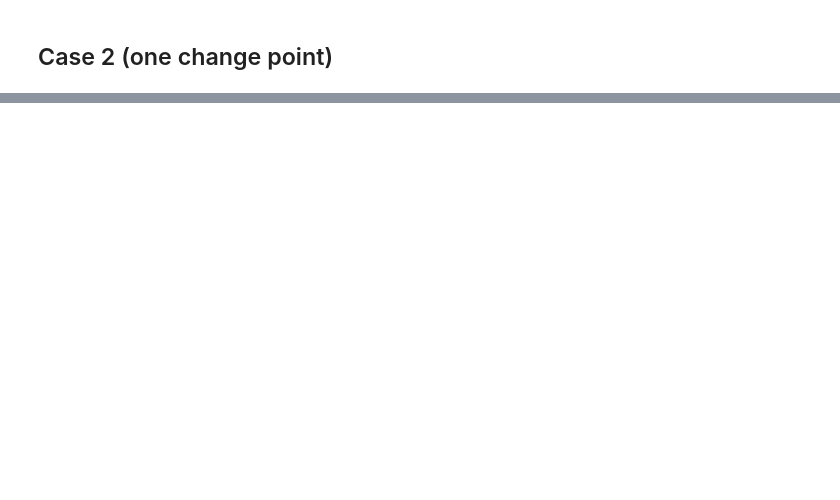
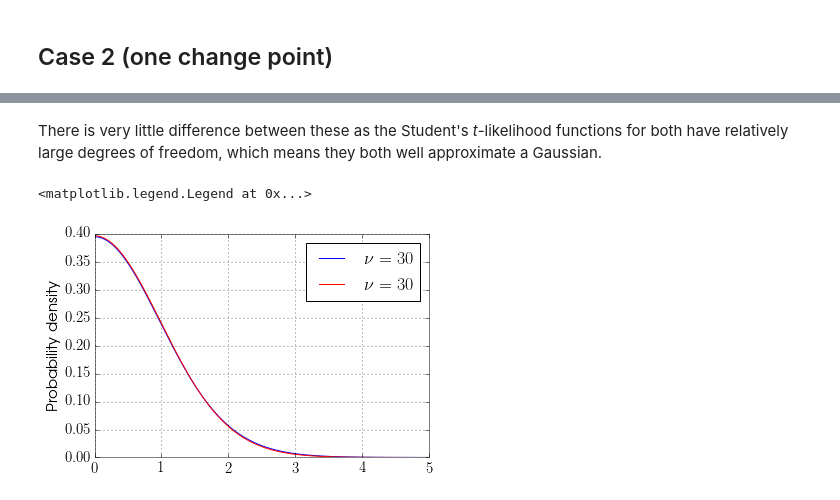
Before and after one commit to mattpitkin/CW_nested_sampling_doc, a Jupyter notebook: scripts/SimulatedNoiseTestsChangepointPathological.ipynb, the cells around one changed output, grey strips where cells are left out. Drawn from its saved outputs; the diff is of its cells as text; code cells hidden in the pictures; blank space fills up the shorter version.

```diff
--- a/scripts/SimulatedNoiseTestsChangepointPathological.ipynb
+++ b/scripts/SimulatedNoiseTestsChangepointPathological.ipynb
@@ -426,0 +517,19 @@ absolute difference = 0.12
+# %% [markdown]
+There is very little difference between these as the Student's _t_-likelihood functions for both have relatively large degrees of freedom, which means they both well approximate a Gaussian.
+# %%
+from scipy.stats import t
+x = np.linspace(0, 5, 1000)
+
+# 30 degrees of freedom
+thirty = t.pdf(x, 30)
+
+# 60 degrees of freedom
+sixty = t.pdf(x, 60)
+
+pl.plot(x, thirty, 'b', label='$\\nu = 30$')
+pl.plot(x, sixty, 'r', label='$\\nu = 30$')
+pl.ylabel('Probability density')
+pl.legend()
+# %% [output]
+<matplotlib.legend.Legend at 0x...>
+[figure, added]
```
Also changed, not shown: parts of 15 cells of this notebook.
